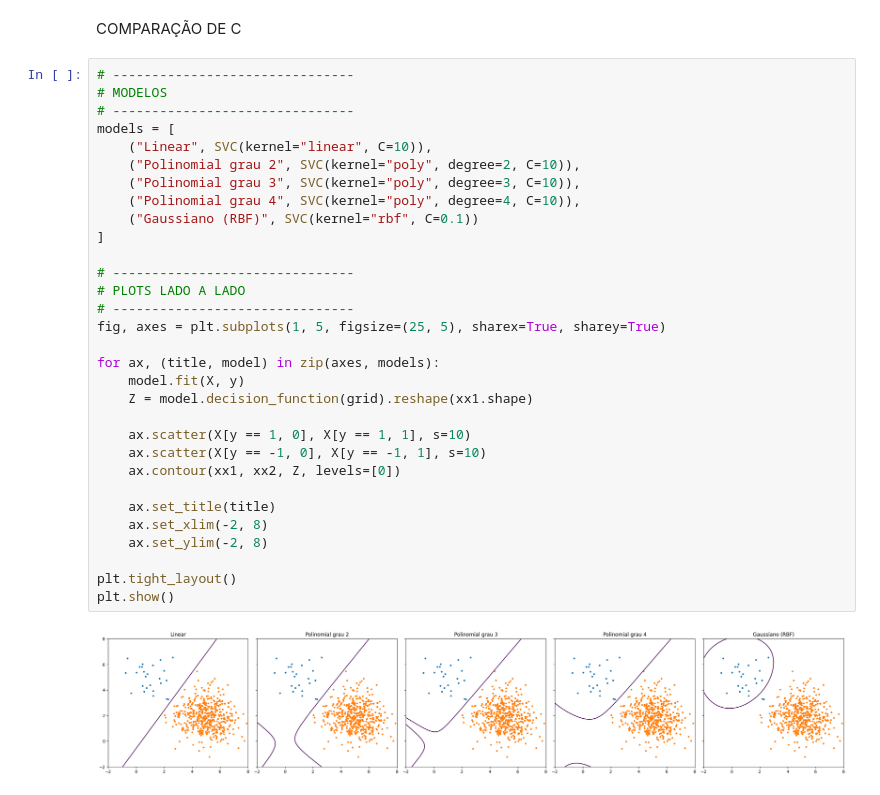
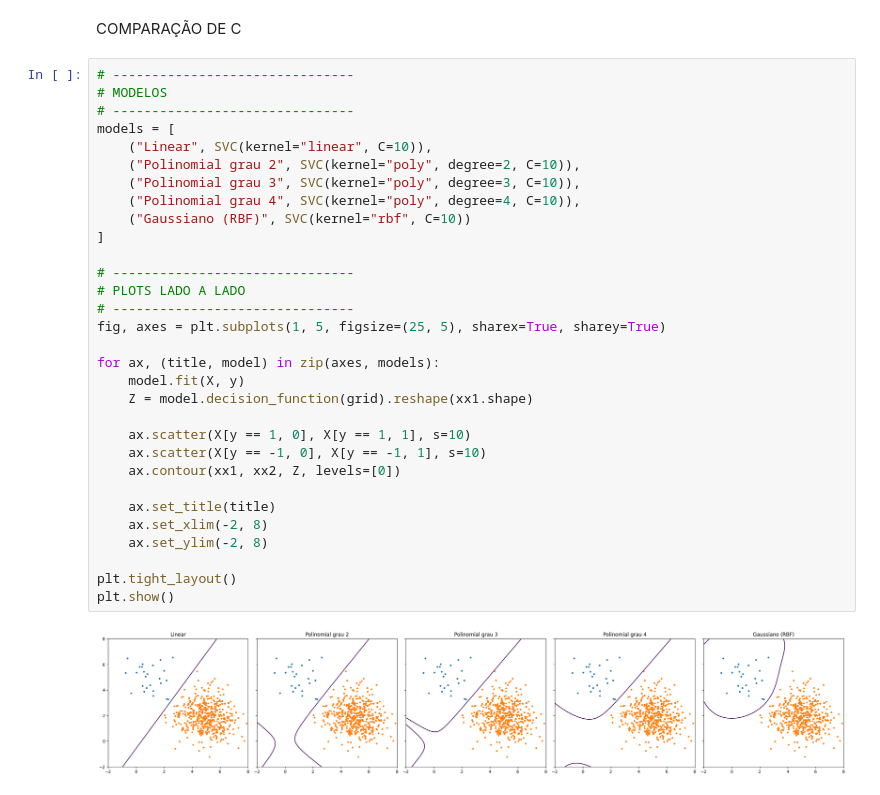
Before and after one commit to JMCVALE/ASN-ROCKS-, a Jupyter notebook: SVM_TIPOS_KERNEL.ipynb, the cells around one changed output. Saved outputs shown, nothing was run; the diff lists cells and outputs as text.

```diff
--- a/SVM_TIPOS_KERNEL.ipynb
+++ b/SVM_TIPOS_KERNEL.ipynb
@@ -151,32 +151,32 @@ COMPARAÇÃO DE C
 # -------------------------------
 # MODELOS
 # -------------------------------
 models = [
     ("Linear", SVC(kernel="linear", C=10)),
     ("Polinomial grau 2", SVC(kernel="poly", degree=2, C=10)),
     ("Polinomial grau 3", SVC(kernel="poly", degree=3, C=10)),
     ("Polinomial grau 4", SVC(kernel="poly", degree=4, C=10)),
-    ("Gaussiano (RBF)", SVC(kernel="rbf", C=0.1))
+    ("Gaussiano (RBF)", SVC(kernel="rbf", C=10))
 ]
 
 # -------------------------------
 # PLOTS LADO A LADO
 # -------------------------------
 fig, axes = plt.subplots(1, 5, figsize=(25, 5), sharex=True, sharey=True)
 
 for ax, (title, model) in zip(axes, models):
     model.fit(X, y)
     Z = model.decision_function(grid).reshape(xx1.shape)
 
     ax.scatter(X[y == 1, 0], X[y == 1, 1], s=10)
     ax.scatter(X[y == -1, 0], X[y == -1, 1], s=10)
     ax.contour(xx1, xx2, Z, levels=[0])
 
     ax.set_title(title)
     ax.set_xlim(-2, 8)
     ax.set_ylim(-2, 8)
 
 plt.tight_layout()
 plt.show()
 # %% [output]
-[figure, old version]
+[figure, new version]
```
Also changed, not shown: parts of 1 cell of this notebook.
